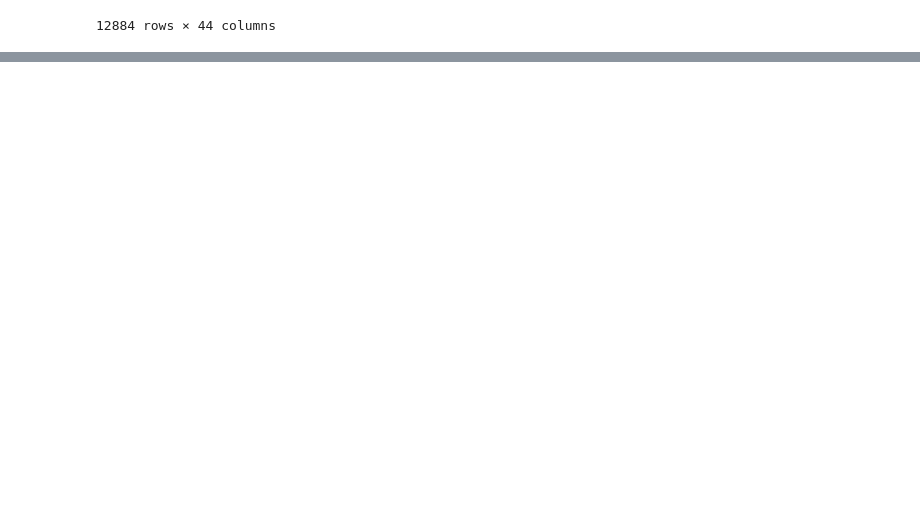
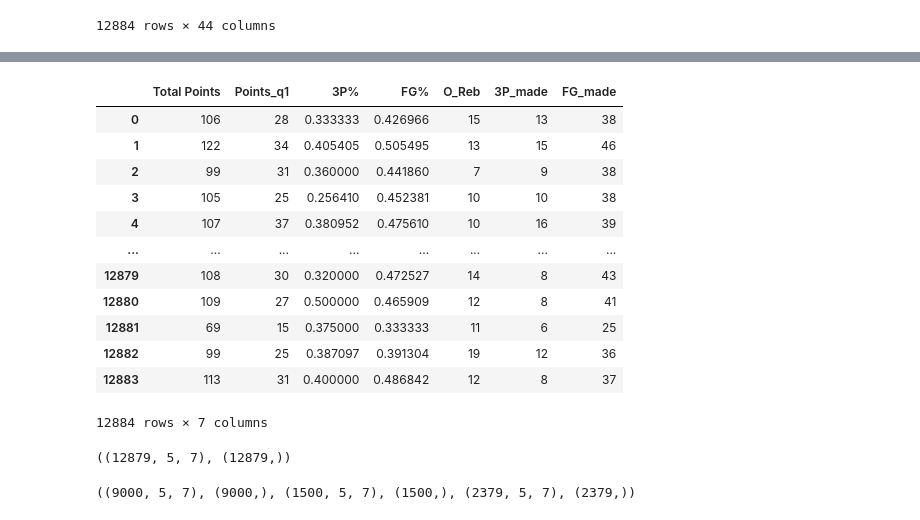
Before and after one commit to maxbraith/NBAModel, a Jupyter notebook: NBAModel/TimeSeries/timeSeriesSingleVariable.ipynb, the cells around one changed output, grey strips where cells are left out. Drawn from its saved outputs; the diff is of its cells as text; code cells hidden in the pictures; blank space fills up the shorter version.

```diff
--- a/NBAModel/TimeSeries/timeSeriesSingleVariable.ipynb
+++ b/NBAModel/TimeSeries/timeSeriesSingleVariable.ipynb
@@ -533,3 +533,6 @@ df
 | 12882 | April 29, 2014 | Oklahoma City Thunder | OKC | 99 | 25 | 18 | ... |
 | 12883 | April 29, 2014 | Los Angeles Clippers | LAC | 113 | 31 | 24 | ... |
 12884 rows × 44 columns
+# %%
+temp_df['3P%'] = df['homeTeam_3P'].str.split('-').apply(lambda x: int(x[0]) / int(x[1]) if isinstance(x, list) and len(x) == 2 else np.nan)
+temp_df
@@ -535,0 +553,3 @@ df
+# %%
+temp_df['FG%'] = df['homeTeam_FG'].str.split('-').apply(lambda x: int(x[0]) / int(x[1]) if isinstance(x, list) and len(x) == 2 else np.nan)
+temp_df
@@ -535,0 +570,3 @@ df
+# %%
+temp_df['O_Reb'] = df['homeTeam_O_Reb']
+temp_df
@@ -535,0 +587,3 @@ df
+# %%
+temp_df['3P_made'] = df['homeTeam_3P'].str.split('-').apply(lambda x: int(x[0]) if isinstance(x, list) and len(x) == 2 else np.nan)
+temp_df
@@ -535,0 +604,30 @@ df
+# %%
+temp_df['FG_made'] = df['homeTeam_FG'].str.split('-').apply(lambda x: int(x[0]) if isinstance(x, list) and len(x) == 2 else np.nan)
+temp_df
+# %% [output]
+|  | Total Points | Points_q1 | 3P% | FG% | O_Reb | 3P_made | FG_made |
+| 0 | 106 | 28 | 0.333333 | 0.426966 | 15 | 13 | 38 |
+| 1 | 122 | 34 | 0.405405 | 0.505495 | 13 | 15 | 46 |
+| 2 | 99 | 31 | 0.360000 | 0.441860 | 7 | 9 | 38 |
+| 3 | 105 | 25 | 0.256410 | 0.452381 | 10 | 10 | 38 |
+| 4 | 107 | 37 | 0.380952 | 0.475610 | 10 | 16 | 39 |
+| ... | ... | ... | ... | ... | ... | ... | ... |
+| 12879 | 108 | 30 | 0.320000 | 0.472527 | 14 | 8 | 43 |
+| 12880 | 109 | 27 | 0.500000 | 0.465909 | 12 | 8 | 41 |
+| 12881 | 69 | 15 | 0.375000 | 0.333333 | 11 | 6 | 25 |
+| 12882 | 99 | 25 | 0.387097 | 0.391304 | 19 | 12 | 36 |
+| 12883 | 113 | 31 | 0.400000 | 0.486842 | 12 | 8 | 37 |
+12884 rows × 7 columns
+# %%
+#X2.Shape is num data, window size, variables
+X3, y3 = df_to_X_y2(temp_df, window_size=5)
+X3.shape, y3.shape
+# %% [output]
+((12879, 5, 7), (12879,))
+# %%
+X3_train, y3_train = X3[:9000], y3[:9000]
+X3_val, y3_val = X3[9000:10500], y3[9000:10500]
+X3_test, y3_test = X3[10500:], y3[10500:]
+X3_train.shape, y3_train.shape, X3_val.shape, y3_val.shape, X3_test.shape, y3_test.shape
+# %% [output]
+((9000, 5, 7), (9000,), (1500, 5, 7), (1500,), (2379, 5, 7), (2379,))
```
Also changed, not shown: parts of 8 cells of this notebook, 2 other files.
